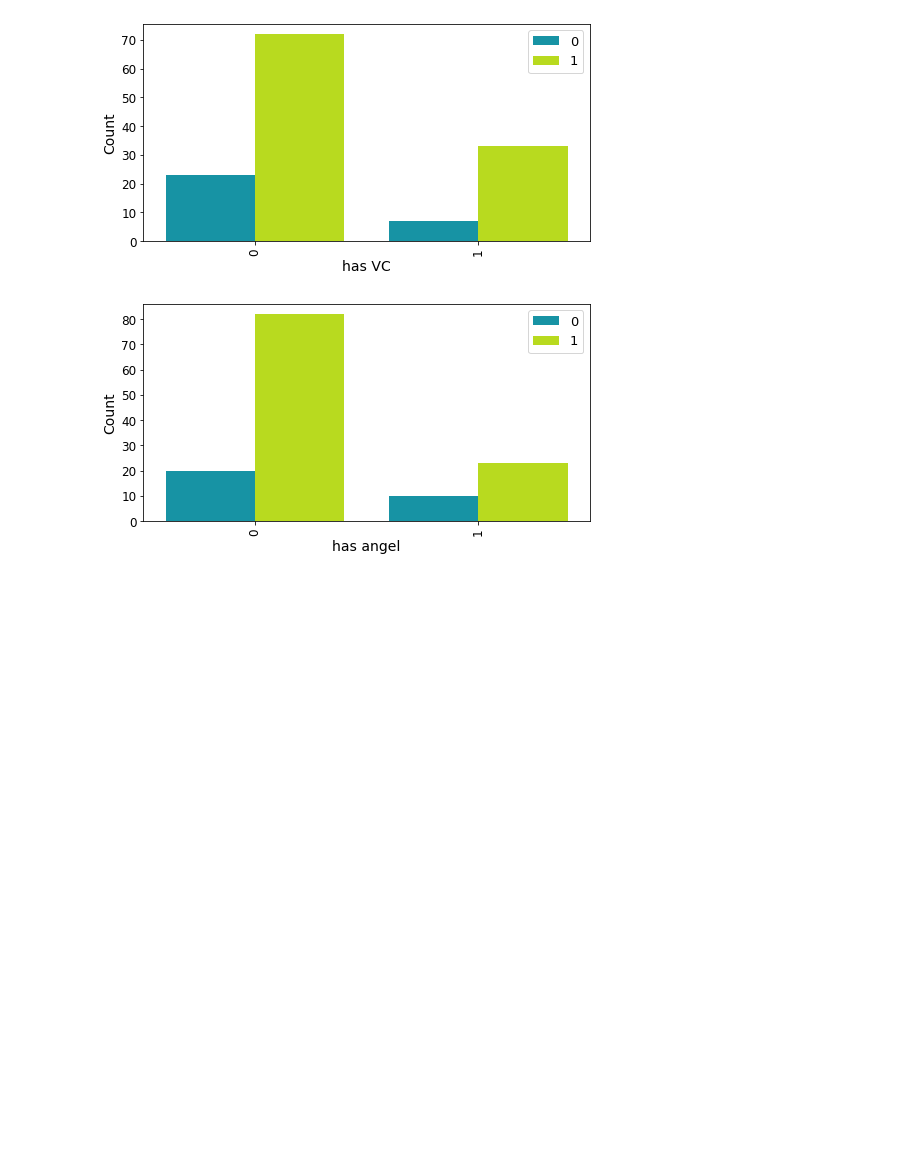
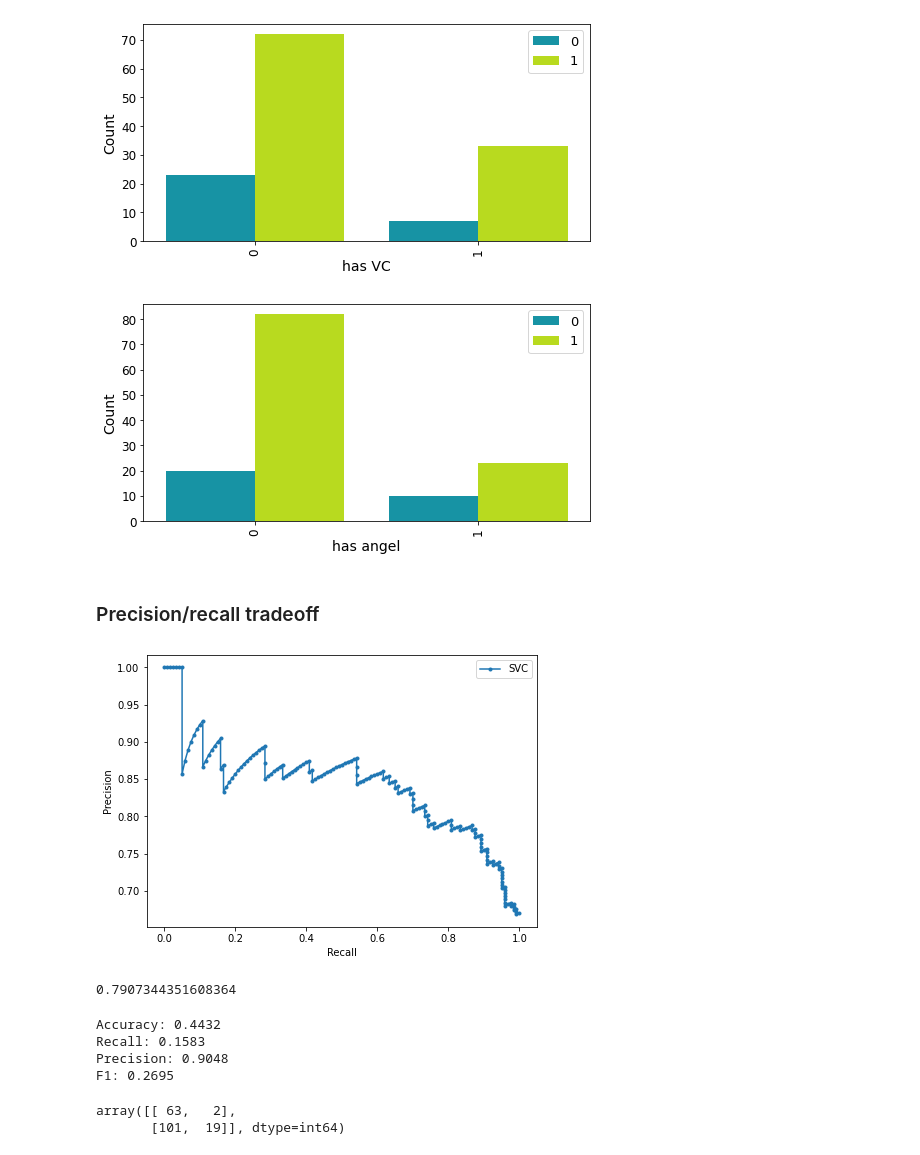
Before and after one commit to patrikpp/data_analysis_projects, a Jupyter notebook: startup_success_prediction_analysis/modeling_experiments/SVM/SVM.ipynb, the cells around one changed output. Saved outputs shown, nothing was run; the diff lists cells and outputs as text; code cells hidden in the pictures; blank space fills up the shorter version.

Commit message:
update startup_success_prediction_analysis

```diff
--- a/startup_success_prediction_analysis/modeling_experiments/svm.ipynb
+++ b/startup_success_prediction_analysis/modeling_experiments/SVM/SVM.ipynb
@@ -53,7 +54,7 @@ X_train, X_test, y_train, y_test = train_test_split(X, y,
                                                     random_state=1)
 # %%
 pipe_svc = make_pipeline(StandardScaler(),
-                         SVC(random_state=1))
+                         SVC(random_state=1, probability=True))
 
 param_range = [0.001, 0.01, 0.1, 1.0, 10.0, 100.0]
 
@@ -91,7 +92,7 @@ gs = GridSearchCV(estimator=pipe_svc,
                   n_jobs=-1)
 
 gs = gs.fit(X_train, y_train)
-model_1 = gs.best_estimator_
+best_pipe_svc = gs.best_estimator_
 
 print(gs.best_params_)
 # %% [output]
@@ -254,3 +272,13 @@ plot_countplot(df=df_predictions, x='has_angel', hue='ground_truth', x_label='ha
                  figsize=(8, 4), sort_by_count=True)
 # %% [output]
 [figure]
+# %% [markdown]
+### Precision/recall tradeoff
+# %%
+plot_precision_recall_curve(classifier=best_pipe_svc,
+                            X_test=X_test,
+                            y_test=y_test,
+                            label='SVC',
+                            figsize=(7, 5))
+# %% [output]
+[figure, added]
@@ -256,0 +287,19 @@ plot_countplot(df=df_predictions, x='has_angel', hue='ground_truth', x_label='ha
+# %%
+threshold_precision = thresholds[np.argmax(precision >= 0.9)]
+threshold_precision
+# %% [output]
+0.7907344351608364
+# %%
+y_pred = (best_pipe_svc.predict_proba(X_test)[:, 1] >= threshold_precision).astype(int)
+evaluate_classifier(y_test, y_pred)
+# %% [output]
+Accuracy: 0.4432
+Recall: 0.1583
+Precision: 0.9048
+F1: 0.2695
+# %%
+confusion_matrix = metrics.confusion_matrix(y_true=y_test, y_pred=y_pred)
+confusion_matrix
+# %% [output]
+array([[ 63,   2],
+       [101,  19]], dtype=int64)
```
Also changed, not shown: parts of 13 cells of this notebook, 6 other files.
